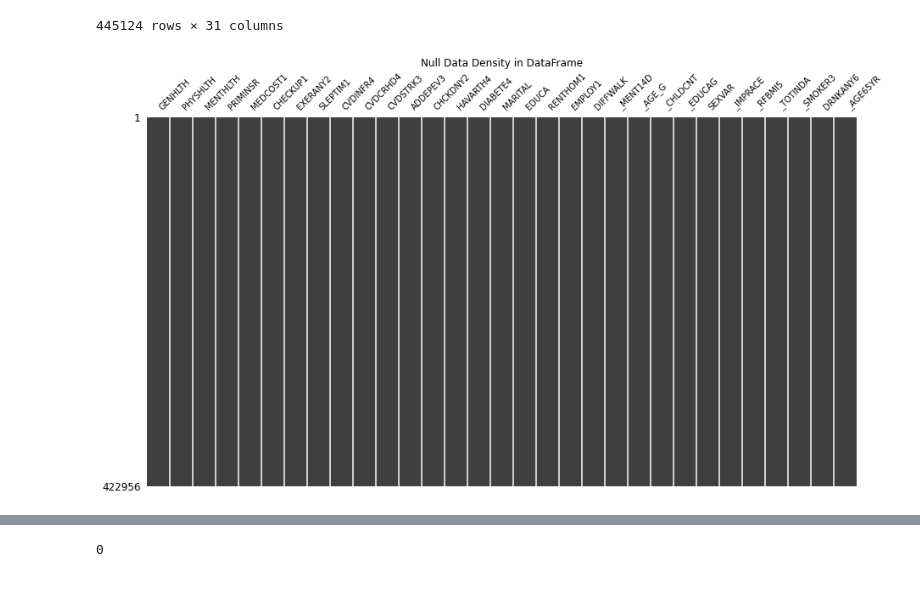
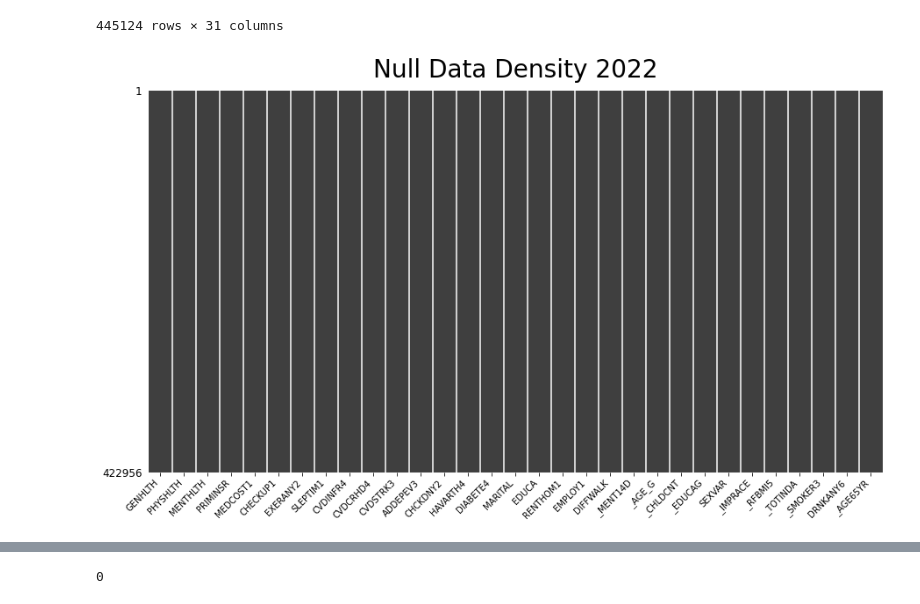
Before and after one commit to aemreusta/Heart-Attack-Prediction, a Jupyter notebook: notebooks/3.1-hyu-EDA-2022.ipynb, the cells around one changed output, grey strips where cells are left out. Drawn from its saved outputs; the diff is of its cells as text; code cells hidden in the pictures.

```diff
--- a/notebooks/3.1-hyu-EDA-2022.ipynb
+++ b/notebooks/3.1-hyu-EDA-2022.ipynb
@@ -179,16 +157,25 @@ df
 445124 rows × 31 columns
 # %%
 df.dropna(inplace=True)
-# %%
-# Assuming df is your DataFrame
-# Replace df with your actual DataFrame name
-
-# Visualize null data density
-msno.matrix(df, figsize=(15, 8), sparkline=False, fontsize=10)
-plt.title('Null Data Density in DataFrame')
-plt.show()
-# %% [output]
-[figure, removed]
+# %%
+# Visualize null data density
+msno.matrix(df, figsize=(15, 8), sparkline=False, fontsize=10)
+
+# Set the title
+plt.title('Null Data Density 2022', fontsize=28, y=1.02)
+
+# Move the x-axis tick labels below the graph by adjusting the layout
+ax = plt.gca()
+ax.xaxis.tick_bottom()
+
+# Set custom tick positions and labels
+ax.set_xticks(range(len(df.columns)))
+ax.set_xticklabels(df.columns, rotation=45, ha='right')
+
+# Show the plot
+plt.show()
+# %% [output]
+[figure, added]
 # %%
 df
 # %% [output]
```
Also changed, not shown: parts of 5 cells of this notebook.
